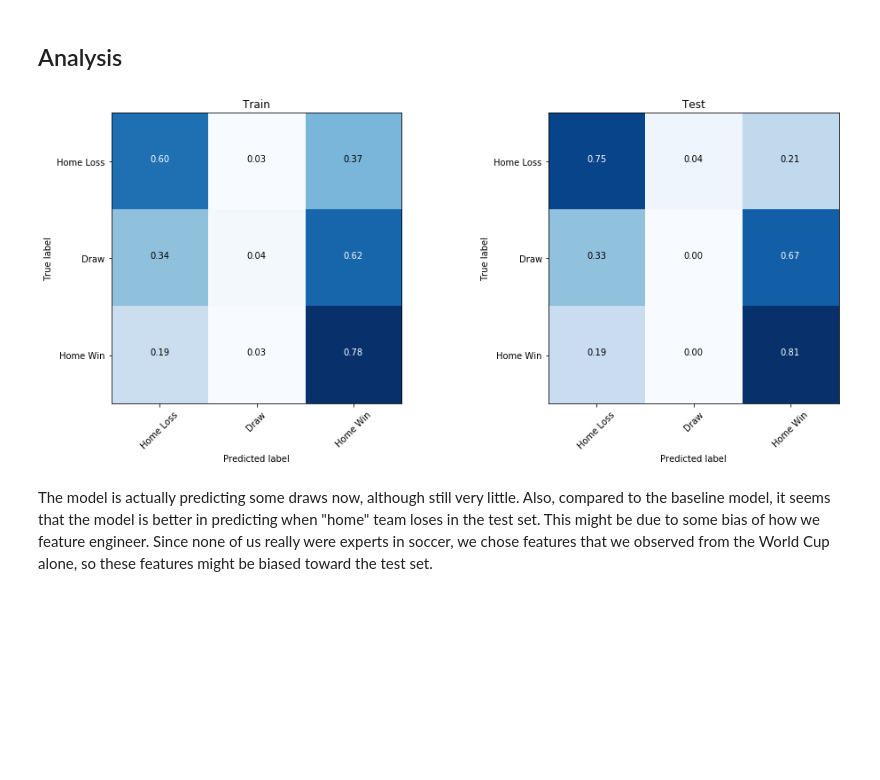
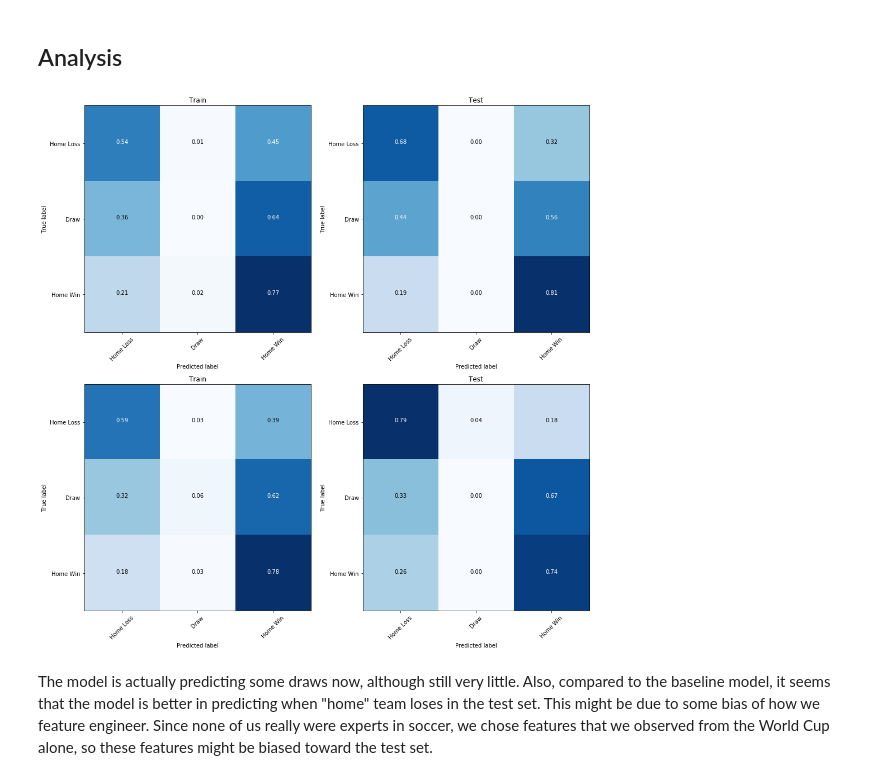
Before and after one commit to AC209aWC2018/World-Cup-2018, a Jupyter notebook: models/beyond_baseline.ipynb, the cells around one changed output. Saved outputs shown, nothing was run; the diff lists cells and outputs as text; code cells hidden in the pictures; blank space fills up the shorter version.

Commit message:
updated confusion matrix

```diff
--- a/models/beyond_baseline.ipynb
+++ b/models/beyond_baseline.ipynb
@@ -511,14 +520,19 @@ def plot_confusion_matrix(cm, classes, ax,
     ax.set_xlabel('Predicted label')
 # %%
 np.set_printoptions(precision=2)
-train_cm = confusion_matrix(y_train, np.argmax(plsda_mod.predict(X_train_scaled), axis=1) - 1)
-test_cm =  confusion_matrix(y_test, plsda_best_test_pred)
+train_cm1 = confusion_matrix(y_train, np.argmax(best_train_pred, axis=1) - 1)
+test_cm1 =  confusion_matrix(y_test, plsda1_best_test_pred)
+train_cm2 = confusion_matrix(y_train, np.argmax(plsda2_best_mod.predict(X_train_scaled), axis=1) - 1)
+test_cm2 =  confusion_matrix(y_test, plsda2_best_test_pred)
 # %%
-fig, axs = plt.subplots(1, 2, figsize = (14, 6))
-plot_confusion_matrix(train_cm, ['Home Loss', 'Draw', 'Home Win'], axs[0], True, 'Train')
-plot_confusion_matrix(test_cm, ['Home Loss', 'Draw', 'Home Win'], axs[1], True, 'Test')
+fig, axs = plt.subplots(2, 2, figsize = (14, 14))
+plot_confusion_matrix(train_cm1, ['Home Loss', 'Draw', 'Home Win'], axs[0,0], True, 'Train')
+plot_confusion_matrix(test_cm1, ['Home Loss', 'Draw', 'Home Win'], axs[0,1], True, 'Test')
+
+plot_confusion_matrix(train_cm2, ['Home Loss', 'Draw', 'Home Win'], axs[1,0], True, 'Train')
+plot_confusion_matrix(test_cm2, ['Home Loss', 'Draw', 'Home Win'], axs[1,1], True, 'Test')
 plt.tight_layout()
 # %% [output]
-[figure, old version]
+[figure, new version]
 # %% [markdown]
 The model is actually predicting some draws now, although still very little. Also, compared to the baseline model, it seems that the model is better in predicting when "home" team loses in the test set. This might be due to some bias of how we feature engineer. Since none of us really were experts in soccer, we chose features that we observed from the World Cup alone, so these features might be biased toward the test set.
```
Also changed, not shown: parts of 6 cells of this notebook.
